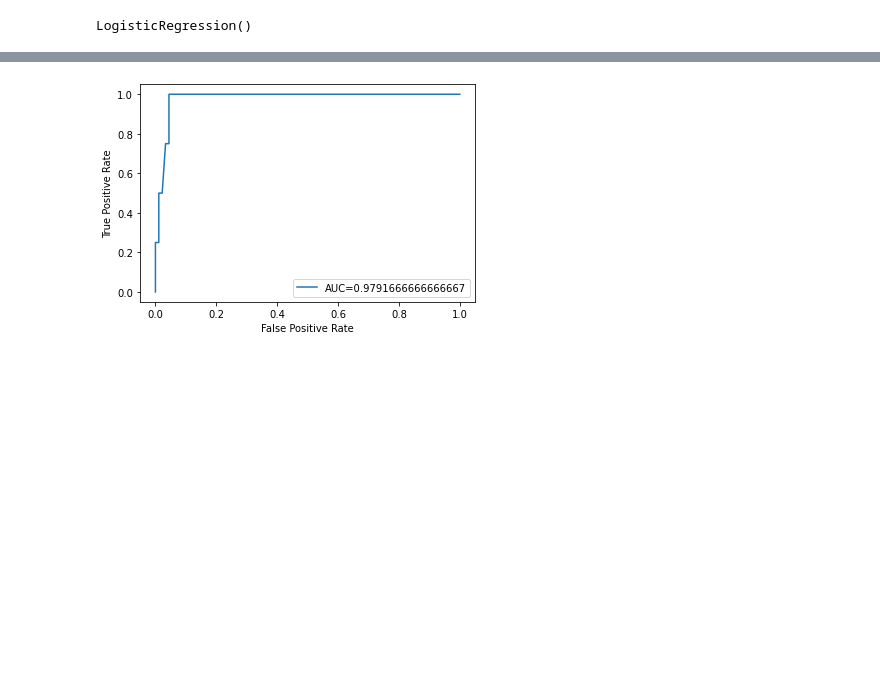
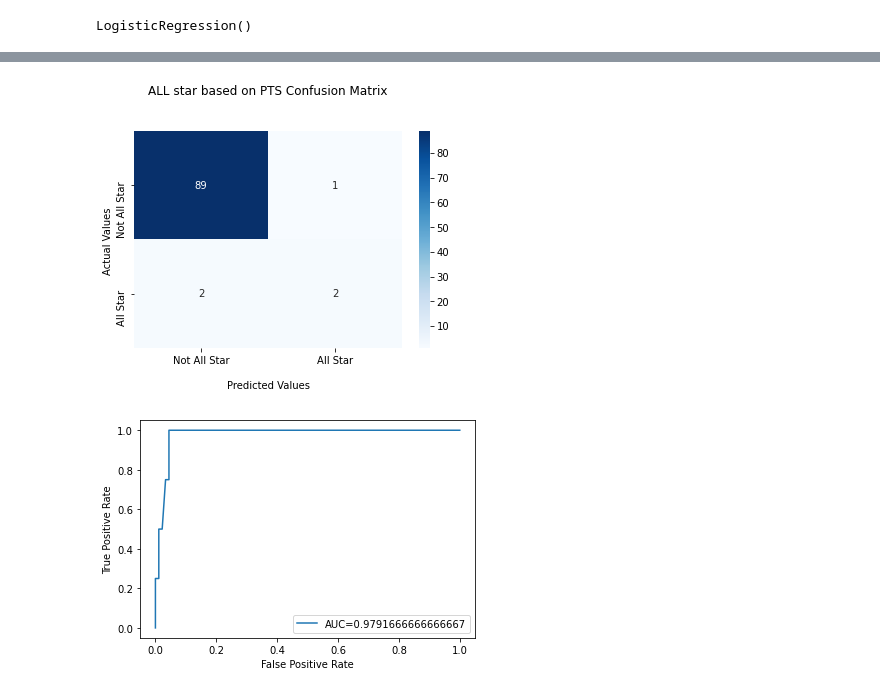
Before and after one commit to MennoCoehoorn/OZNAL, a Jupyter notebook: NBA.ipynb, the cells around one changed output, grey strips where cells are left out. Saved outputs shown, nothing was run; the diff lists cells and outputs as text; code cells hidden in the pictures; blank space fills up the shorter version.

Commit message:
Started adding confusion matrices and pretier class print

```diff
--- a/NBA.ipynb
+++ b/NBA.ipynb
@@ -926,3 +936,18 @@ sns.distplot(poly_reg_y_predicted, hist=False, color="b", label="Fitted Values"
+# %%
+def print_confusion_matrix(predictions, y_test):
+  cf_matrix = metrics.confusion_matrix(y_test, predictions)
+  ax = sns.heatmap(cf_matrix, annot=True, cmap='Blues')
+
+  ax.set_title('ALL star based on PTS Confusion Matrix\n\n');
+  ax.set_xlabel('\nPredicted Values')
+  ax.set_ylabel('Actual Values ');
+
+  ## Ticket labels - List must be in alphabetical order
+  ax.xaxis.set_ticklabels(['Not All Star','All Star'])
+  ax.yaxis.set_ticklabels(['Not All Star','All Star'])
+
+  ## Display the visualization of the Confusion Matrix.
+  plt.show()
 # %% [markdown]
 Points
 # %%
@@ -958,0 +964,2 @@ print(predictions)
+# %%
+predictions = logisticRegrPTS.predict(X_test)
@@ -959,3 +992,7 @@ print(predictions)
+# %%
+print_confusion_matrix(predictions, y_test)
+# %% [output]
+[figure, added]
 # %%
 y_pred_proba = logisticRegrPTS.predict_proba(X_test)[::,1]
 fprPTS, tprPTS, _ = metrics.roc_curve(y_test,  y_pred_proba)
```
Also changed, not shown: parts of 17 cells of this notebook.
